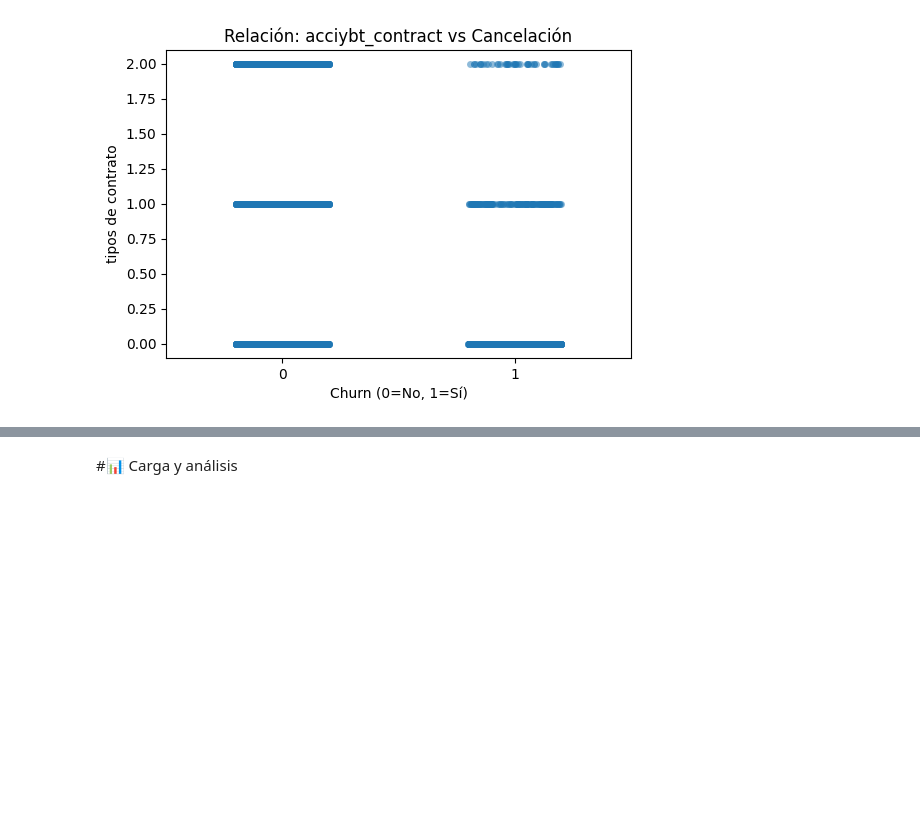
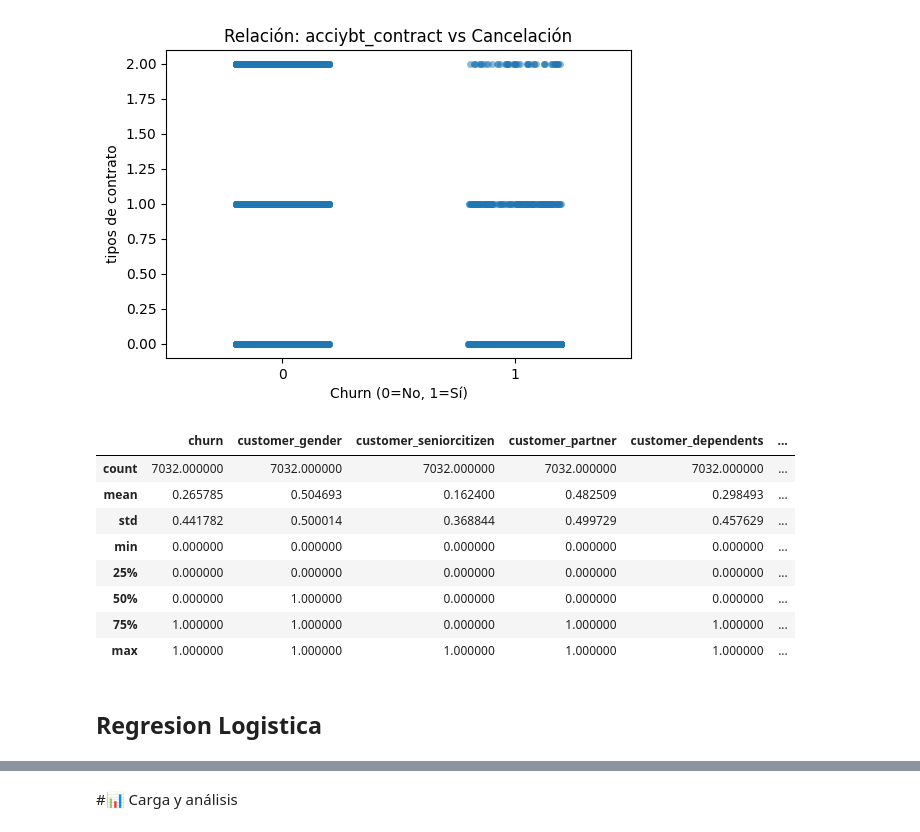
Before and after one commit to d4vid2025/challenge3-data-science-LATAM-, a Jupyter notebook: Copy_of_TelecomX_LATAM.ipynb, the cells around one changed output, grey strips where cells are left out. Cells and saved outputs as stored; diff of their text form; code cells hidden in the pictures; blank space fills up the shorter version.

```diff
--- a/Copy_of_TelecomX_LATAM.ipynb
+++ b/Copy_of_TelecomX_LATAM.ipynb
@@ -640,3 +640,17 @@ plt.ylabel("tipos de contrato")
 plt.show()
 # %% [output]
 [figure]
+# %%
+datos_limpio.describe()
+# %% [output]
+|  | churn | customer_gender | customer_seniorcitizen | customer_partner | customer_dependents | ... |
+| count | 7032.000000 | 7032.000000 | 7032.000000 | 7032.000000 | 7032.000000 | ... |
+| mean | 0.265785 | 0.504693 | 0.162400 | 0.482509 | 0.298493 | ... |
+| std | 0.441782 | 0.500014 | 0.368844 | 0.499729 | 0.457629 | ... |
+| min | 0.000000 | 0.000000 | 0.000000 | 0.000000 | 0.000000 | ... |
+| 25% | 0.000000 | 0.000000 | 0.000000 | 0.000000 | 0.000000 | ... |
+| 50% | 0.000000 | 1.000000 | 0.000000 | 0.000000 | 0.000000 | ... |
+| 75% | 1.000000 | 1.000000 | 0.000000 | 1.000000 | 1.000000 | ... |
+| max | 1.000000 | 1.000000 | 1.000000 | 1.000000 | 1.000000 | ... |
+# %% [markdown]
+## Regresion Logistica
```
Also changed, not shown: parts of 2 cells of this notebook.
